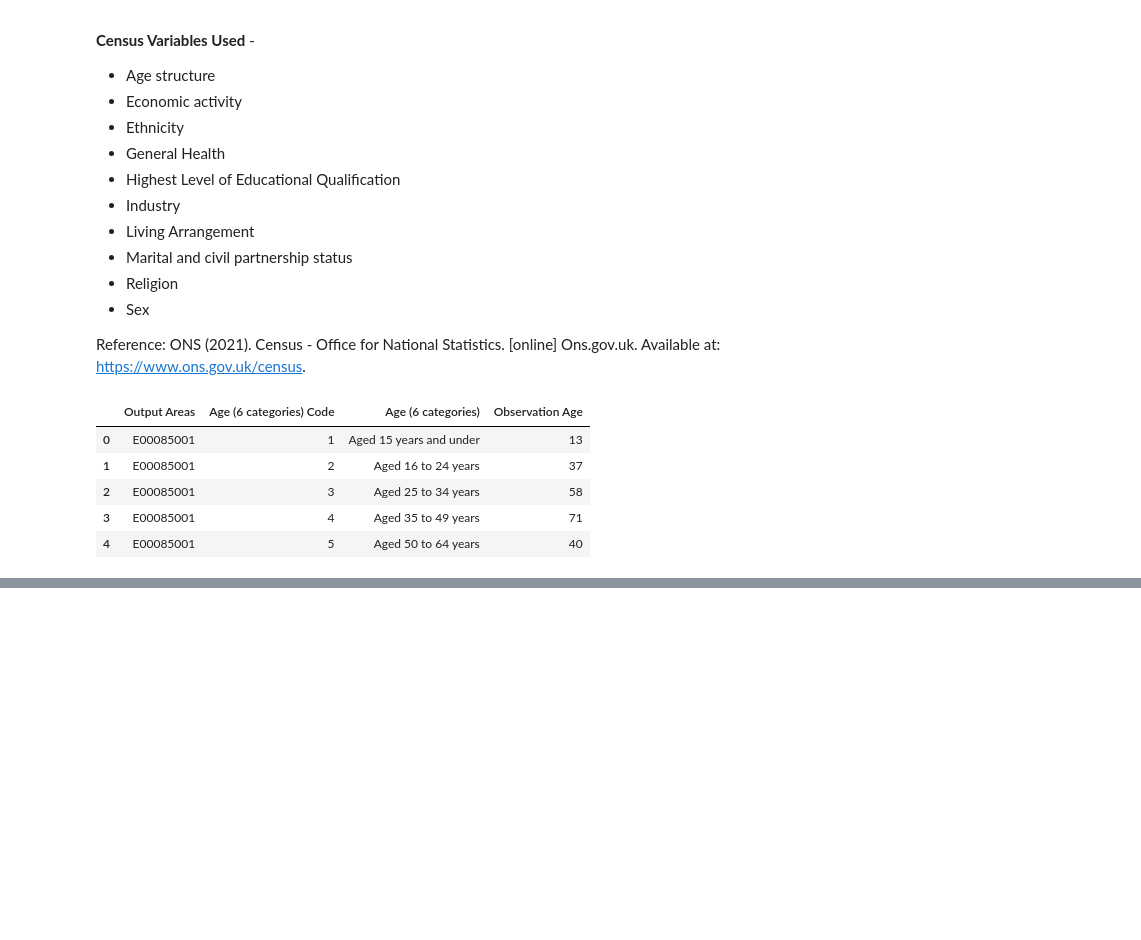
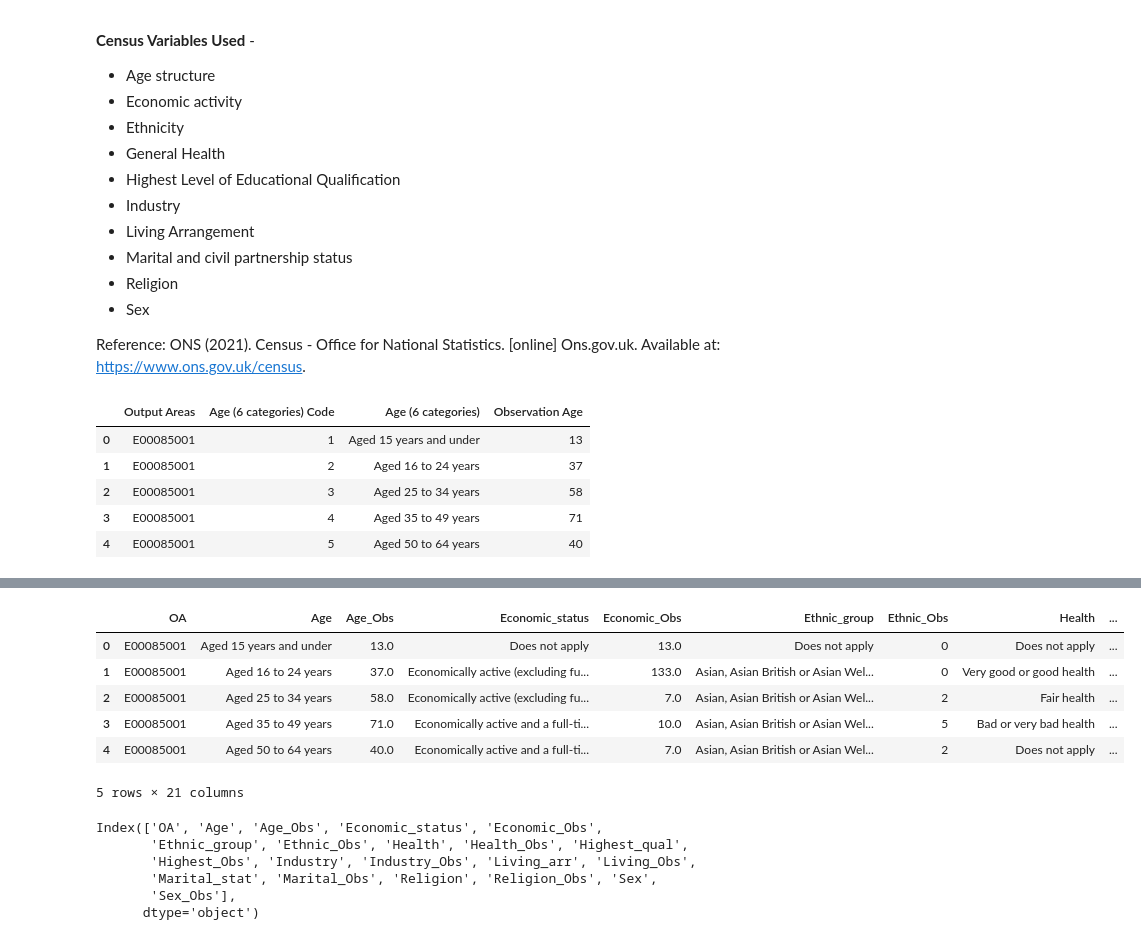
Before and after one commit to beapinol/UrbanAn, a Jupyter notebook: Lab_Six/UA_LabWorkbook_6.2.ipynb, the cells around one changed output, grey strips where cells are left out. Drawn from its saved outputs; the diff is of its cells as text; code cells hidden in the pictures; blank space fills up the shorter version.

```diff
--- a/Lab_Six/UA_LabWorkbook_6.2.ipynb
+++ b/Lab_Six/UA_LabWorkbook_6.2.ipynb
@@ -165,0 +164,4 @@ brighton_census_data.head()
+# %%
+#eliminating any duplicates in the data
+brighton_census_data = brighton_census_data.loc[:, ~brighton_census_data.columns.duplicated()]
+brighton_census_data.columns.tolist()
@@ -166,3 +186,23 @@ brighton_census_data.head()
+# %%
+#checking that duplicates are eliminated
+brighton_census_data.head()
+# %% [output]
+|  | OA | Age | Age_Obs | Economic_status | Economic_Obs | Ethnic_group | Ethnic_Obs | Health | ... |
+| 0 | E00085001 | Aged 15 years and under | 13.0 | Does not apply | 13.0 | Does not apply | 0 | Does not apply | ... |
+| 1 | E00085001 | Aged 16 to 24 years | 37.0 | Economically active (excluding fu... | 133.0 | Asian, Asian British or Asian Wel... | 0 | Very good or good health | ... |
+| 2 | E00085001 | Aged 25 to 34 years | 58.0 | Economically active (excluding fu... | 7.0 | Asian, Asian British or Asian Wel... | 2 | Fair health | ... |
+| 3 | E00085001 | Aged 35 to 49 years | 71.0 | Economically active and a full-ti... | 10.0 | Asian, Asian British or Asian Wel... | 5 | Bad or very bad health | ... |
+| 4 | E00085001 | Aged 50 to 64 years | 40.0 | Economically active and a full-ti... | 7.0 | Asian, Asian British or Asian Wel... | 2 | Does not apply | ... |
+5 rows × 21 columns
+# %%
+brighton_census_data.columns
+# %% [output]
+Index(['OA', 'Age', 'Age_Obs', 'Economic_status', 'Economic_Obs',
+       'Ethnic_group', 'Ethnic_Obs', 'Health', 'Health_Obs', 'Highest_qual',
+       'Highest_Obs', 'Industry', 'Industry_Obs', 'Living_arr', 'Living_Obs',
+       'Marital_stat', 'Marital_Obs', 'Religion', 'Religion_Obs', 'Sex',
+       'Sex_Obs'],
+      dtype='object')
 # %%
 #saving this new dataframe, with census data organised into one complete table, as a new csv
 brighton_census_data.to_csv("data/lab_raw_data/brighton_census_data.csv", index=False)
```
Also changed, not shown: parts of 21 cells of this notebook, 3 other files.
